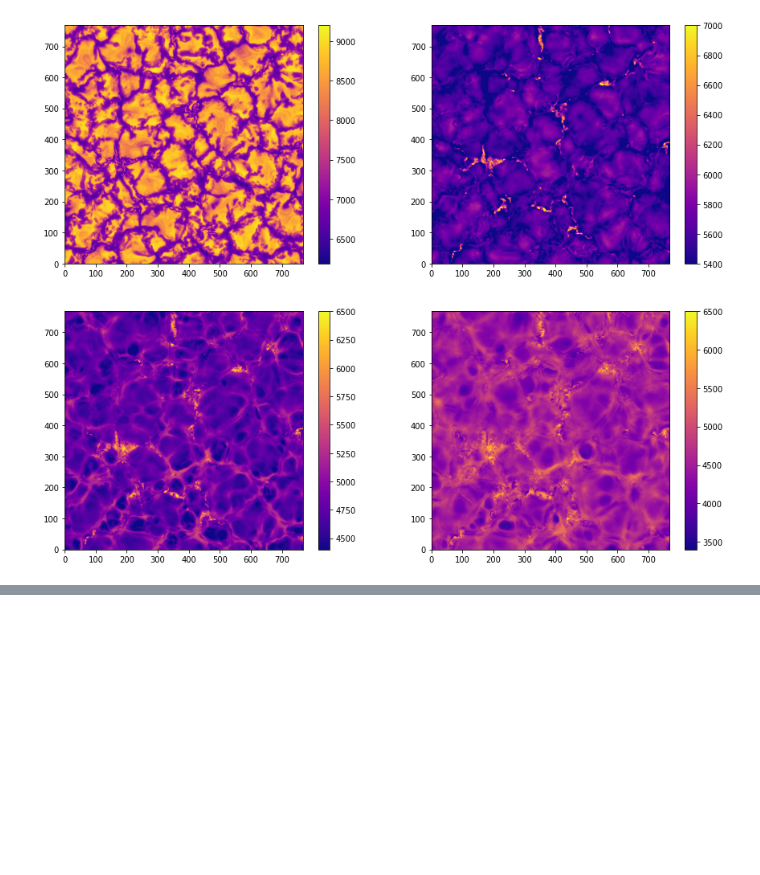
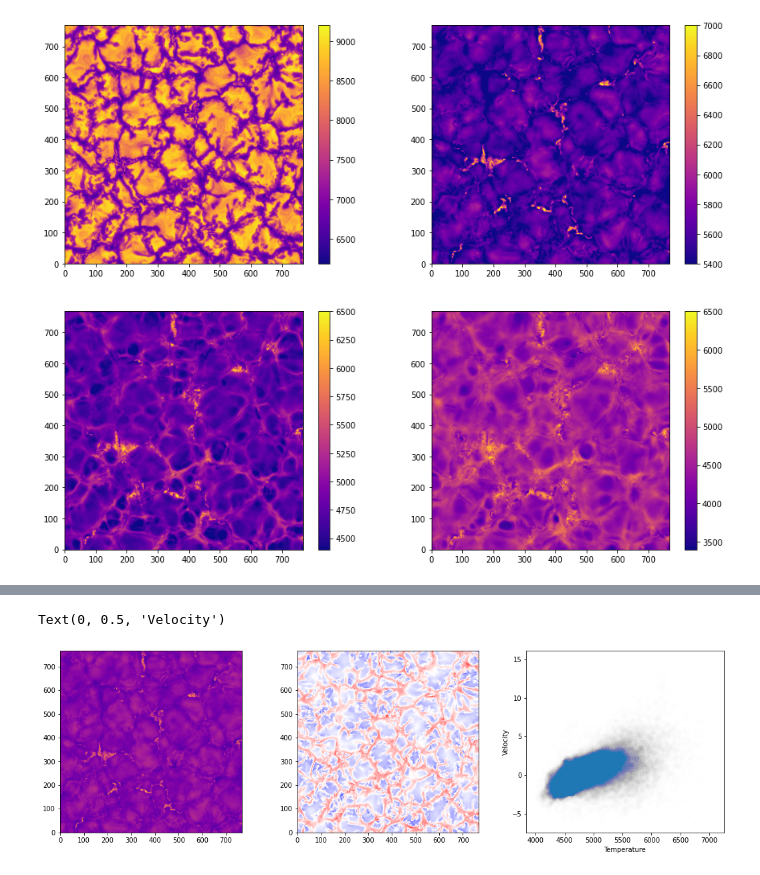
Before and after one commit to ivanzmilic/monash_workshop, a Jupyter notebook: data_exploration_and_preparation.ipynb, the cells around one changed output, grey strips where cells are left out. Saved outputs shown, nothing was run; the diff lists cells and outputs as text; code cells hidden in the pictures; blank space fills up the shorter version.

```diff
--- a/data_exploration_and_preparation.ipynb
+++ b/data_exploration_and_preparation.ipynb
@@ -120 +167,16 @@ plt.colorbar()
+# %%
+# Now the same for the other height
+
+plt.figure(figsize=[18,5])
+plt.subplot(131)
+plt.imshow(T[:,:,20].T,cmap='plasma',origin='lower')
+plt.subplot(132)
+plt.imshow(vz[:,:,20].T,cmap='bwr',origin='lower',vmin=-10,vmax=10)
+plt.subplot(133)
+plt.plot(T[:,:,30].flatten(),vz[:,:,30].flatten(),'o',alpha=0.002)
+plt.xlabel("Temperature")
+plt.ylabel("Velocity")
+# %% [output]
+Text(0, 0.5, 'Velocity')
+[figure, added]
 # %% [markdown]
```
Also changed, not shown: parts of 22 cells of this notebook.
